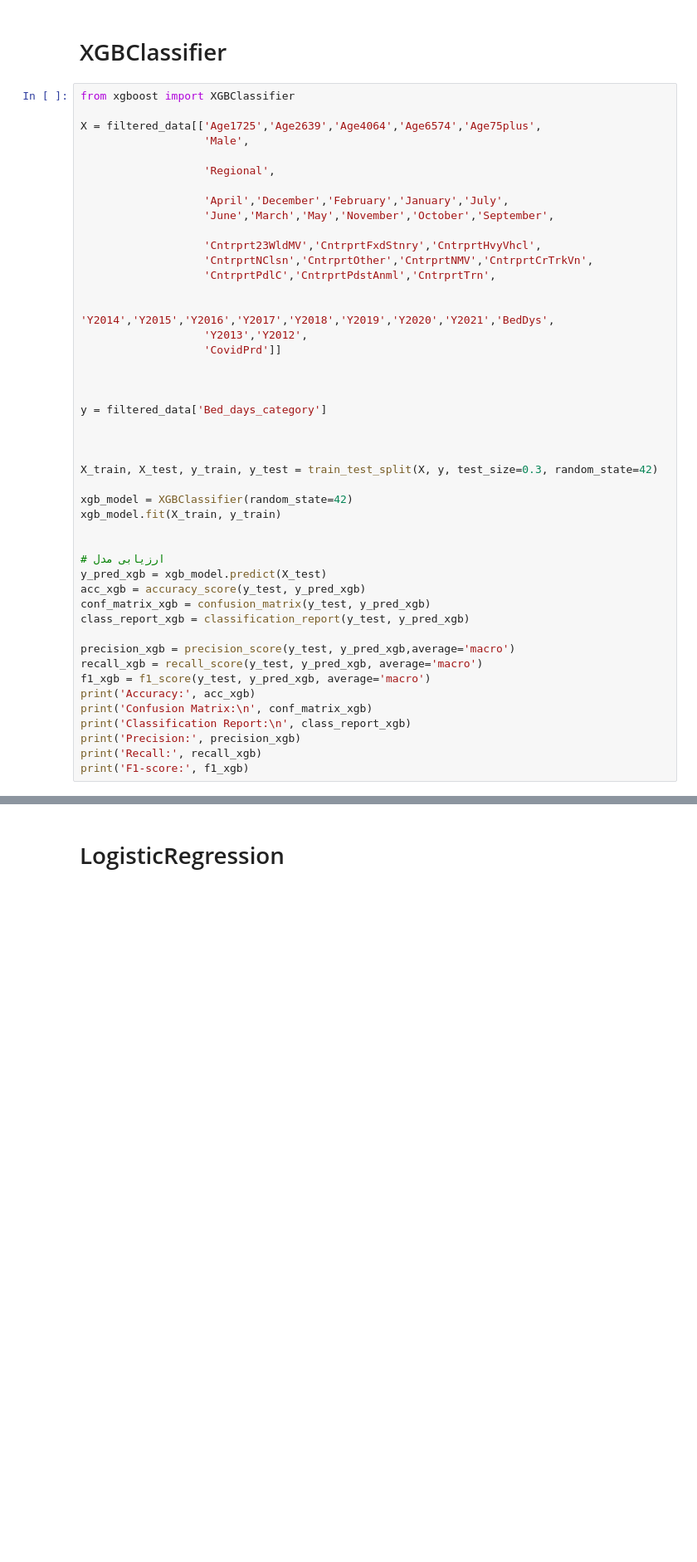
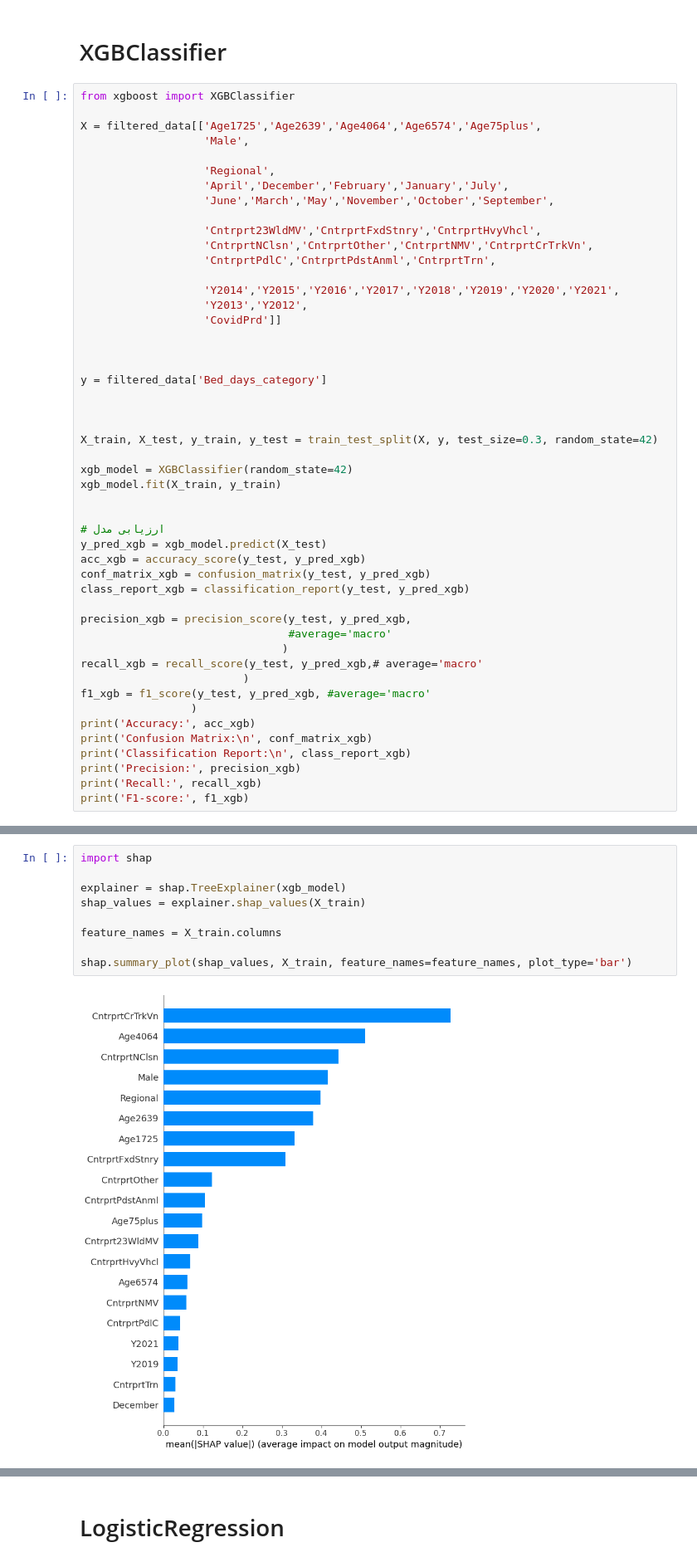
Before and after one commit to mraminamiri/National_Accident, a Jupyter notebook: imbalanc classification/imbalancecomparison.ipynb, the cells around one changed output, grey strips where cells are left out. Shown at 83% size. Saved outputs shown, nothing was run; the diff lists cells and outputs as text; blank space fills up the shorter version.

```diff
--- a/imbalanc classification/imbalancecomparison.ipynb
+++ b/imbalanc classification/imbalancecomparison.ipynb
@@ -161,7 +135,6 @@ X = filtered_data[['Age1725','Age2639','Age4064','Age6574','Age75plus',
                    'Male',
 
                    'Regional',
-
                    'April','December','February','January','July',
                    'June','March','May','November','October','September',
 
@@ -169,7 +142,7 @@ X = filtered_data[['Age1725','Age2639','Age4064','Age6574','Age75plus',
                    'CntrprtNClsn','CntrprtOther','CntrprtNMV','CntrprtCrTrkVn',
                    'CntrprtPdlC','CntrprtPdstAnml','CntrprtTrn',
 
-                   'Y2014','Y2015','Y2016','Y2017','Y2018','Y2019','Y2020','Y2021','BedDys',
+                   'Y2014','Y2015','Y2016','Y2017','Y2018','Y2019','Y2020','Y2021',
                    'Y2013','Y2012',
                    'CovidPrd']]
 
@@ -191,9 +164,13 @@ acc_xgb = accuracy_score(y_test, y_pred_xgb)
 conf_matrix_xgb = confusion_matrix(y_test, y_pred_xgb)
 class_report_xgb = classification_report(y_test, y_pred_xgb)
 
-precision_xgb = precision_score(y_test, y_pred_xgb,average='macro')
-recall_xgb = recall_score(y_test, y_pred_xgb, average='macro')
-f1_xgb = f1_score(y_test, y_pred_xgb, average='macro')
+precision_xgb = precision_score(y_test, y_pred_xgb,
+                                #average='macro'
+                               )
+recall_xgb = recall_score(y_test, y_pred_xgb,# average='macro'
+                         )
+f1_xgb = f1_score(y_test, y_pred_xgb, #average='macro'
+                 )
 print('Accuracy:', acc_xgb)
 print('Confusion Matrix:\n', conf_matrix_xgb)
 print('Classification Report:\n', class_report_xgb)
@@ -222,0 +198,11 @@ F1-score: 0.7774946339791877
+# %%
+import shap
+
+explainer = shap.TreeExplainer(xgb_model)
+shap_values = explainer.shap_values(X_train)
+
+feature_names = X_train.columns
+
+shap.summary_plot(shap_values, X_train, feature_names=feature_names, plot_type='bar')
+# %% [output]
+[figure, added]
```
Also changed, not shown: parts of 24 cells of this notebook.
